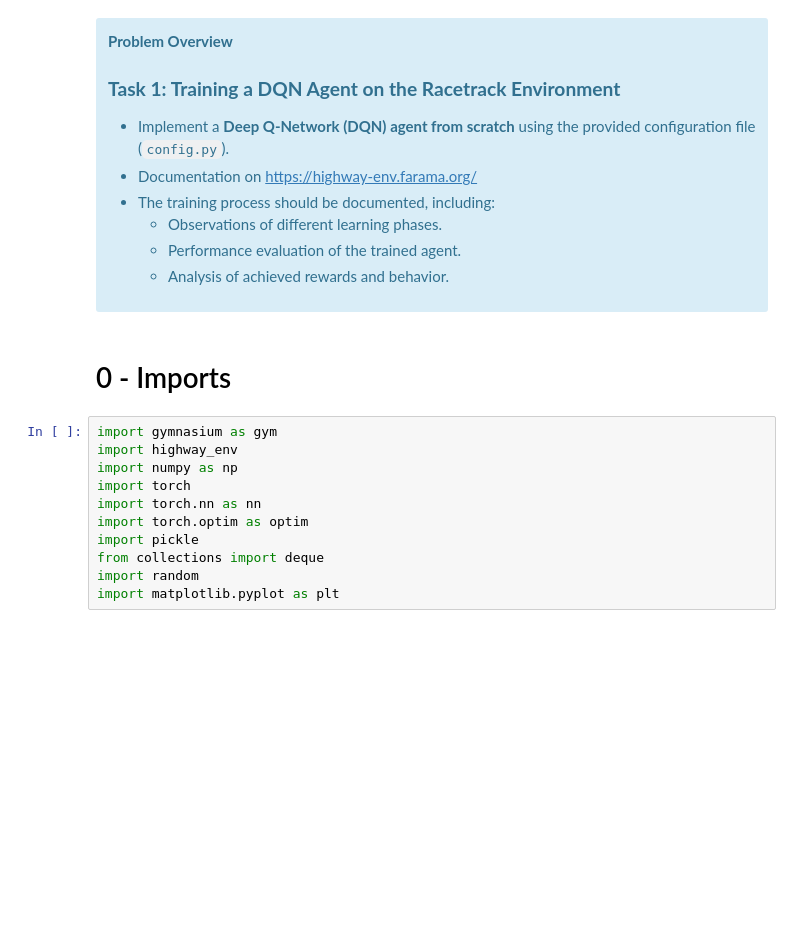
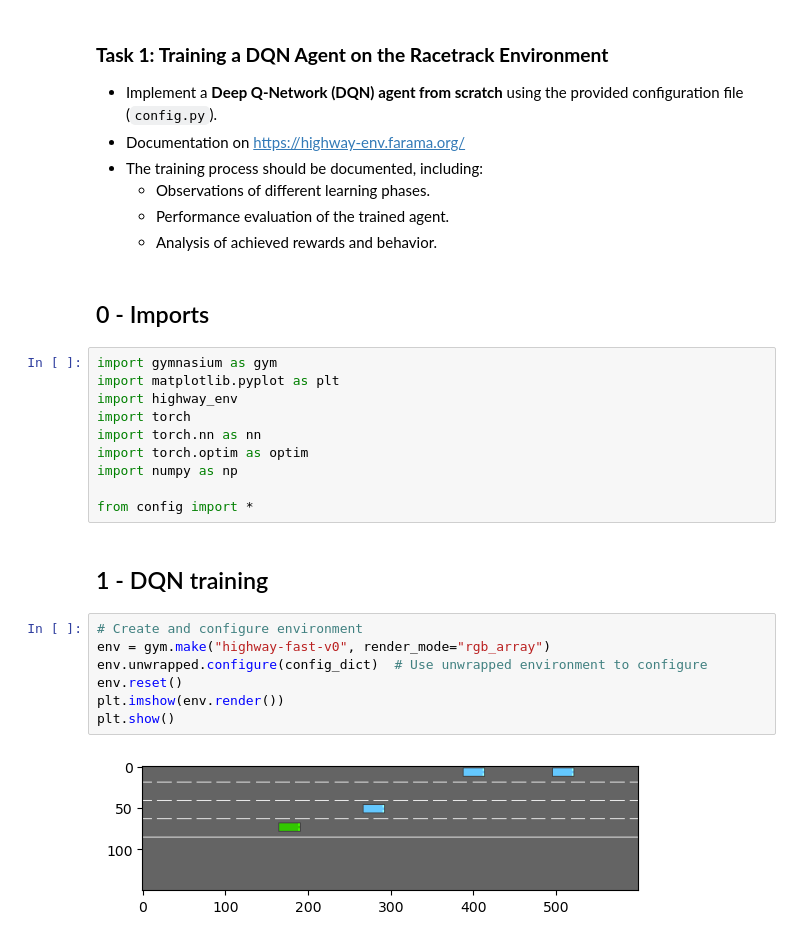
Before and after one commit to louislhotte/highway-RL-cs-2025, a Jupyter notebook: task_1.ipynb, the cells around one changed output. Saved outputs shown, nothing was run; the diff lists cells and outputs as text; blank space fills up the shorter version.

```diff
--- a/task_1.ipynb
+++ b/task_1.ipynb
@@ -11,7 +1,4 @@
 # %% [markdown]
-<div class="alert alert-block alert-info">
-
- <b>Problem Overview</b>
 
  ### **Task 1: Training a DQN Agent on the Racetrack Environment**
 - Implement a **Deep Q-Network (DQN) agent from scratch** using the provided configuration file (`config.py`).
@@ -20,17 +7,26 @@
   - Observations of different learning phases.
   - Performance evaluation of the trained agent.
   - Analysis of achieved rewards and behavior.
-</div>
 # %% [markdown]
-# 0 - Imports
+## 0 - Imports
 # %%
 import gymnasium as gym
+import matplotlib.pyplot as plt
 import highway_env
-import numpy as np
 import torch
 import torch.nn as nn
 import torch.optim as optim
-import pickle
-from collections import deque
-import random
-import matplotlib.pyplot as plt
+import numpy as np
+
+from config import *
+# %% [markdown]
+## 1 - DQN training
+# %%
+# Create and configure environment
+env = gym.make("highway-fast-v0", render_mode="rgb_array")
+env.unwrapped.configure(config_dict)  # Use unwrapped environment to configure
+env.reset()
+plt.imshow(env.render())
+plt.show()
+# %% [output]
+[figure, added]
```
Also changed, not shown: parts of 6 cells of this notebook, 3 other files.
